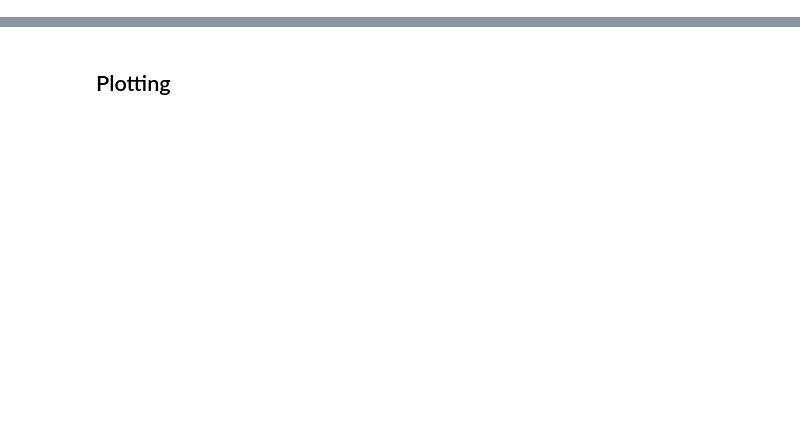
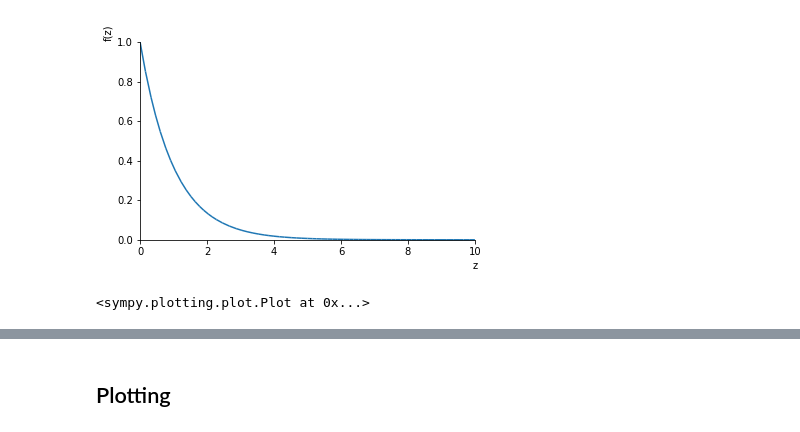
Before and after one commit to sidazhang/uoft-ece1505-homework, a Jupyter notebook: hw1/homework_set_1_question_8.ipynb, the cells around one changed output, grey strips where cells are left out. Saved outputs shown, nothing was run; the diff lists cells and outputs as text; code cells hidden in the pictures; blank space fills up the shorter version.

```diff
--- a/hw1/homework_set_1_question_8.ipynb
+++ b/hw1/homework_set_1_question_8.ipynb
@@ -44,0 +93,8 @@ Quadraic model fit
+# %%
+from sympy import *
+
+z = symbols('z')
+plot(exp(-z), (z, 0, 10))
+# %% [output]
+[figure, added]
+<sympy.plotting.plot.Plot at 0x...>
```
Also changed, not shown: parts of 7 cells of this notebook.
